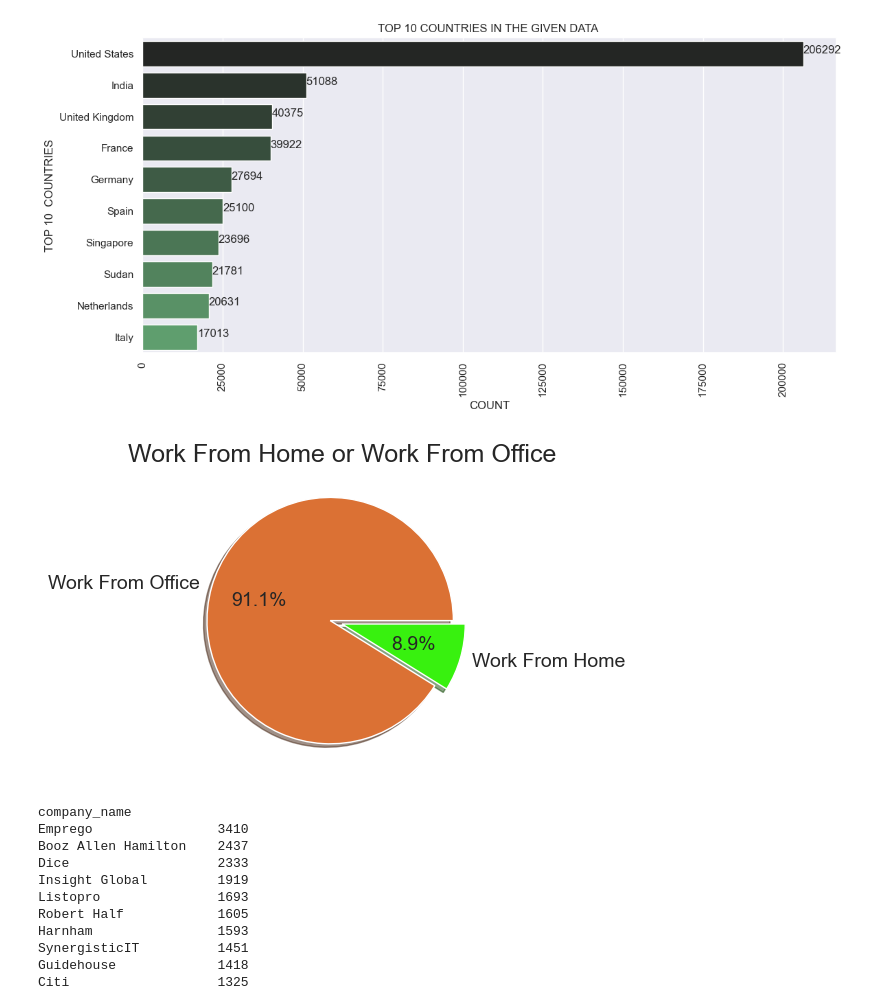
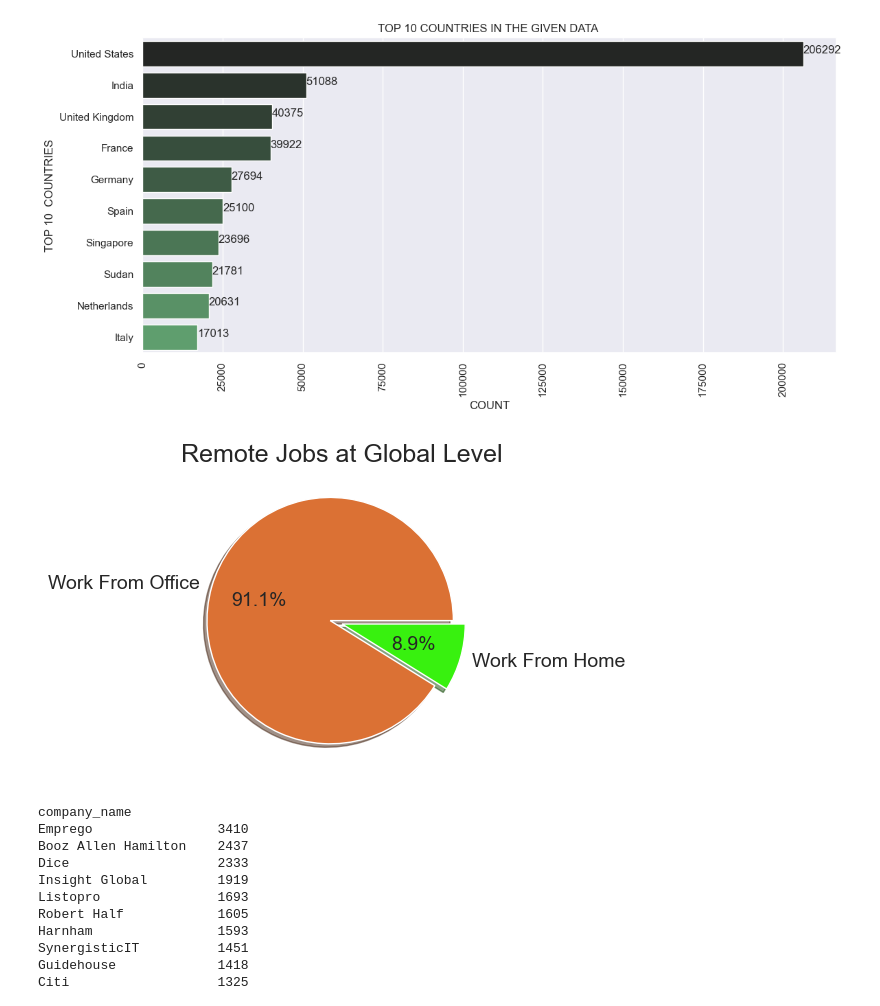
Before and after one commit to ujjwalsingh2046/Job_Market_Analysis, a Jupyter notebook: 1_EDA.ipynb, the cells around one changed output. Drawn from its saved outputs; the diff is of its cells as text; code cells hidden in the pictures.

```diff
--- a/1_EDA.ipynb
+++ b/1_EDA.ipynb
@@ -90,11 +93,11 @@ Passing `palette` without assigning `hue` is deprecated and will be removed in v
 remote_or_office=df1['job_work_from_home'].value_counts()
 # %%
 plt.figure(figsize=(4, 4))
-plt.title("Work From Home or Work From Office", fontsize=18)
+plt.title("Remote Jobs at Global Level", fontsize=18)
 plt.pie(remote_or_office, labels=['Work From Office', 'Work From Home'], colors=["#db7134", "#38f10f"], autopct='%1.1f%%', textprops={'fontsize': 14}, shadow=True, explode=[0.1, 0])
 plt.show()
 # %% [output]
-[figure, old version]
+[figure, new version]
 # %%
 #Lets find the top hiring companies
 # %%
```
Also changed, not shown: parts of 3 cells of this notebook.
